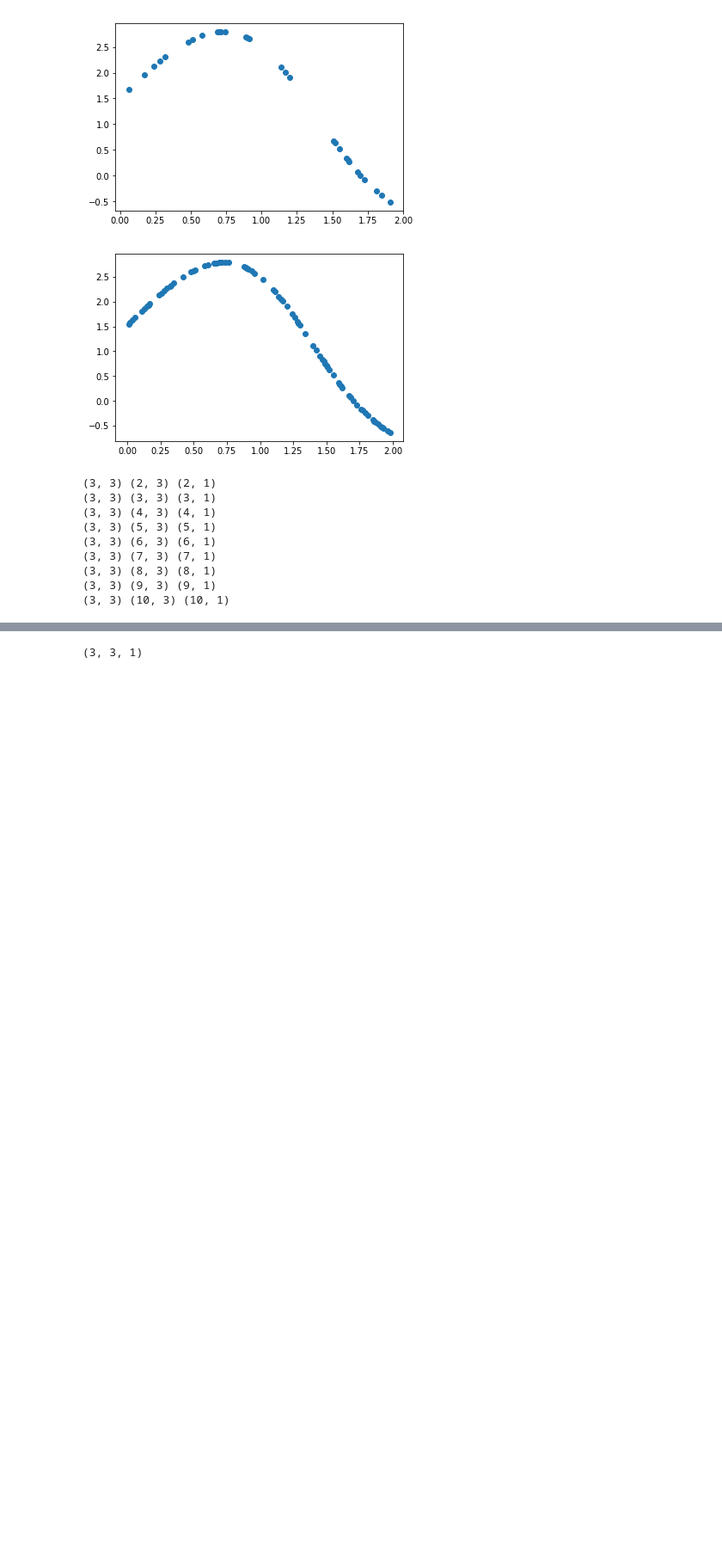
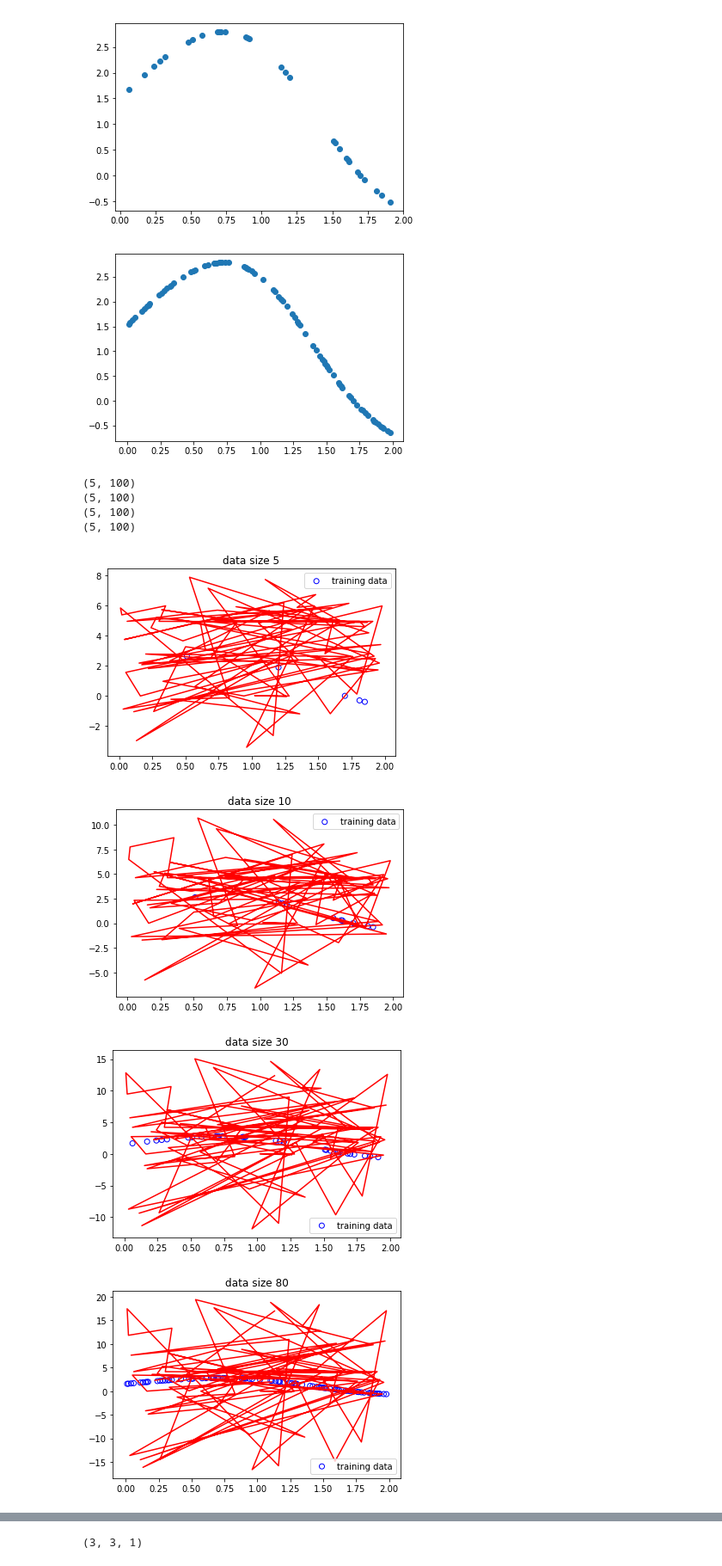
Before and after one commit to johnny12150/NCTU_ML, a Jupyter notebook: HW2/Seq learning.ipynb, the cells around one changed output, grey strips where cells are left out. Shown at 86% size. Drawn from its saved outputs; the diff is of its cells as text; code cells hidden in the pictures; blank space fills up the shorter version.

Commit message:
need to fix plot

```diff
--- a/HW2/Seq learning.ipynb
+++ b/HW2/Seq learning.ipynb
@@ -13,13 +13,16 @@ def phi(x, m):
     for i in range(m):
         # X += [sigmoid_basis(x,i, m)]
         X.append(sigmoid_basis(x,i, m))
-    return np.asarray(X).reshape(-1, m)
+    return np.array(X).reshape(-1, m)
 
 def sigmoid_basis(x, j, m, sigma=0.1):
     muj = (2*j)/ m
     a = (x - muj)/ sigma
     return 1/ (1 + np.exp(-a))
 
+def predict(w, x):
+    return w.dot(x.T)
+
 M = 3
 # %%
 for n in [5,10,30,80]: #分別用不同的資料量測試
@@ -38,33 +41,46 @@ for n in [5,10,30,80]: #分別用不同的資料量測試
 # %%
 s0_inv = (10**-6) * np.identity(M) #S0
 m0 = 0
 beta = 1
+MNs = []
+SNs = []
+data_len = [5,10,30,80]
 
 # 大PHI矩陣(裡面有許多小phi)
 PHI =  phi(x[0], M)
 sn_inv = s0_inv + beta*PHI.T.dot(PHI)
 sn = np.linalg.inv(sn_inv)
 mn = sn.dot(beta*np.dot(PHI.T, t[0]))
 # todo: 每次多拿到一筆資料來更新M, S
 for i in range(1, x.shape[0]):
-    if i == 10:
-        break
-
-    # PHI = phi(x[:i], M)
-    # todo: 這樣有考慮i以前的全部資料嗎?
     PHI = np.vstack((PHI, phi(x[i], M)))
     sn_inv = sn_inv + beta*PHI.T.dot(PHI) # 計算Sn，且beta = 1
     sn = np.linalg.inv(sn_inv)
-    print(sn.shape, PHI.shape, t[:i+1].shape)
-    mn = sn.dot((sn_inv.dot(mn)+beta*PHI.T.dot(t[:i+1])))
+    # print(sn.shape, PHI.shape, t[:i+1].shape)
+    mn = sn.dot((sn_inv.dot(mn)+beta*PHI.T.dot(t[:i+1]).reshape(-1)))
+    # 存特定data筆數的mean跟std
+    if i in data_len:
+        MNs.append(mn)
+        SNs.append(sn)
+        # plot data point
+        plt.figure()
+        plt.scatter(x[:i],t[:i], facecolor="none", edgecolor="b", label="training data")
+        plt.legend()
+        # sample five curve
+        w_sampled = np.random.multivariate_normal(mn, sn, size=5)  # same as scipy multivariate_normal
+        pred = predict(w_sampled, phi(x, M))
+        # plot five curve that we just sampled
+        plt.plot(x, pred[0], '-r')
+        for j in range(5):
+            plt.title('data size %d' % i)
+            # plt.plot(x, pred[j], '-r')
 # %% [output]
-(3, 3) (2, 3) (2, 1)
-(3, 3) (3, 3) (3, 1)
-(3, 3) (4, 3) (4, 1)
-(3, 3) (5, 3) (5, 1)
-(3, 3) (6, 3) (6, 1)
-(3, 3) (7, 3) (7, 1)
-(3, 3) (8, 3) (8, 1)
-(3, 3) (9, 3) (9, 1)
-(3, 3) (10, 3) (10, 1)
+(5, 100)
+(5, 100)
+(5, 100)
+(5, 100)
+[figure, added]
+[figure, added]
+[figure, added]
+[figure, added]
 # %%
```
Also changed, not shown: parts of 1 cell of this notebook.
